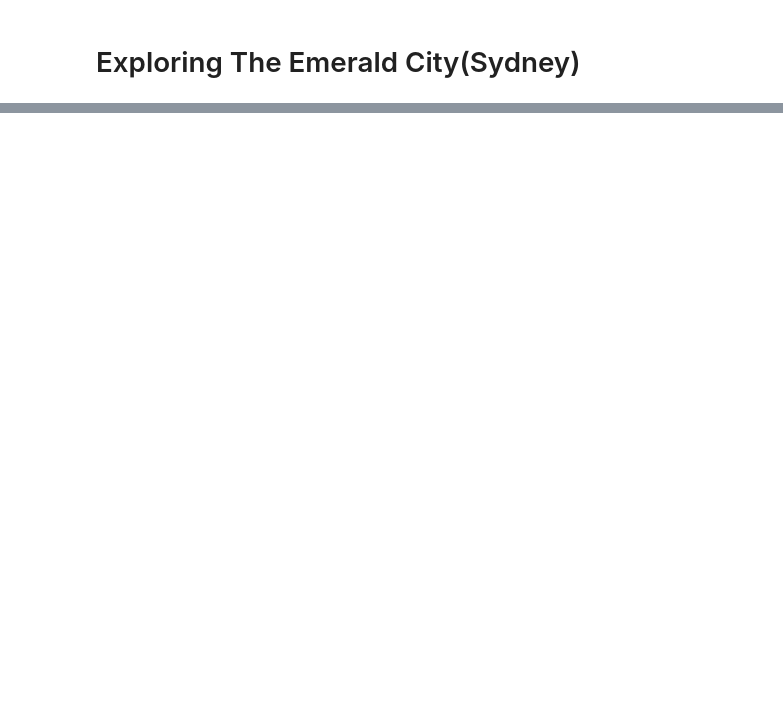
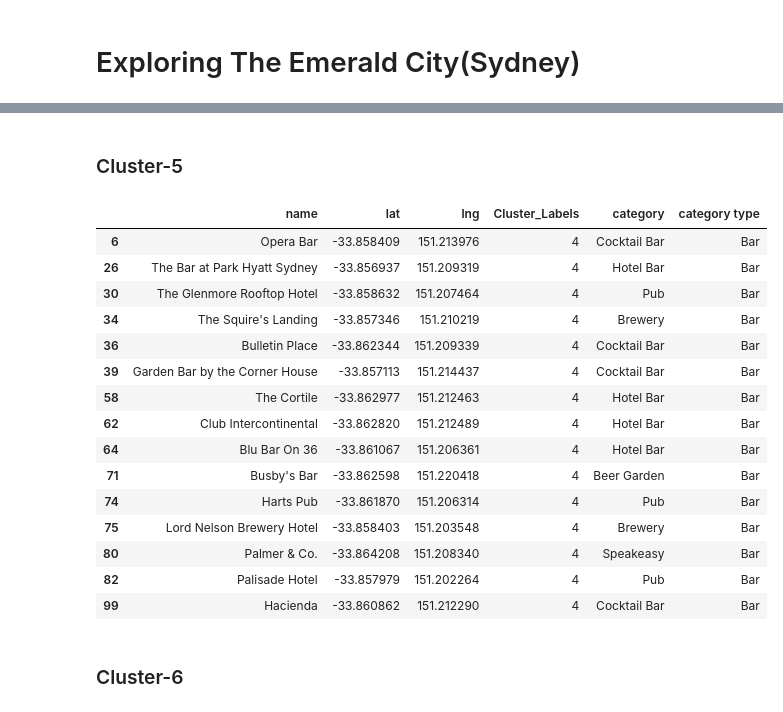
Before and after one commit to Charan-19/Capstone-Final-Project, a Jupyter notebook: Exploring The Emerald City(Sydney).ipynb, the cells around one changed output, grey strips where cells are left out. Saved outputs shown, nothing was run; the diff lists cells and outputs as text; code cells hidden in the pictures; blank space fills up the shorter version.

```diff
--- a/Exploring The Emerald City(Sydney).ipynb
+++ b/Exploring The Emerald City(Sydney).ipynb
@@ -2,0 +201,2 @@
+# %%
+sydney['category type']=l # adding the new the column
@@ -22,0 +360,24 @@ Once we get the data what we need,now we transform it into a dataframe.
+# %% [markdown]
+### Cluster-5
+# %%
+cluster5=sydney.loc[sydney['Cluster_Labels']==4]
+cluster5 # it contains all the bars in the city.
+# %% [output]
+|  | name | lat | lng | Cluster_Labels | category | category type |
+| 6 | Opera Bar | -33.858409 | 151.213976 | 4 | Cocktail Bar | Bar |
+| 26 | The Bar at Park Hyatt Sydney | -33.856937 | 151.209319 | 4 | Hotel Bar | Bar |
+| 30 | The Glenmore Rooftop Hotel | -33.858632 | 151.207464 | 4 | Pub | Bar |
+| 34 | The Squire's Landing | -33.857346 | 151.210219 | 4 | Brewery | Bar |
+| 36 | Bulletin Place | -33.862344 | 151.209339 | 4 | Cocktail Bar | Bar |
+| 39 | Garden Bar by the Corner House | -33.857113 | 151.214437 | 4 | Cocktail Bar | Bar |
+| 58 | The Cortile | -33.862977 | 151.212463 | 4 | Hotel Bar | Bar |
+| 62 | Club Intercontinental | -33.862820 | 151.212489 | 4 | Hotel Bar | Bar |
+| 64 | Blu Bar On 36 | -33.861067 | 151.206361 | 4 | Hotel Bar | Bar |
+| 71 | Busby's Bar | -33.862598 | 151.220418 | 4 | Beer Garden | Bar |
+| 74 | Harts Pub | -33.861870 | 151.206314 | 4 | Pub | Bar |
+| 75 | Lord Nelson Brewery Hotel | -33.858403 | 151.203548 | 4 | Brewery | Bar |
+| 80 | Palmer & Co. | -33.864208 | 151.208340 | 4 | Speakeasy | Bar |
+| 82 | Palisade Hotel | -33.857979 | 151.202264 | 4 | Pub | Bar |
+| 99 | Hacienda | -33.860862 | 151.212290 | 4 | Cocktail Bar | Bar |
+# %% [markdown]
+### Cluster-6
```
Also changed, not shown: parts of 60 cells of this notebook.
